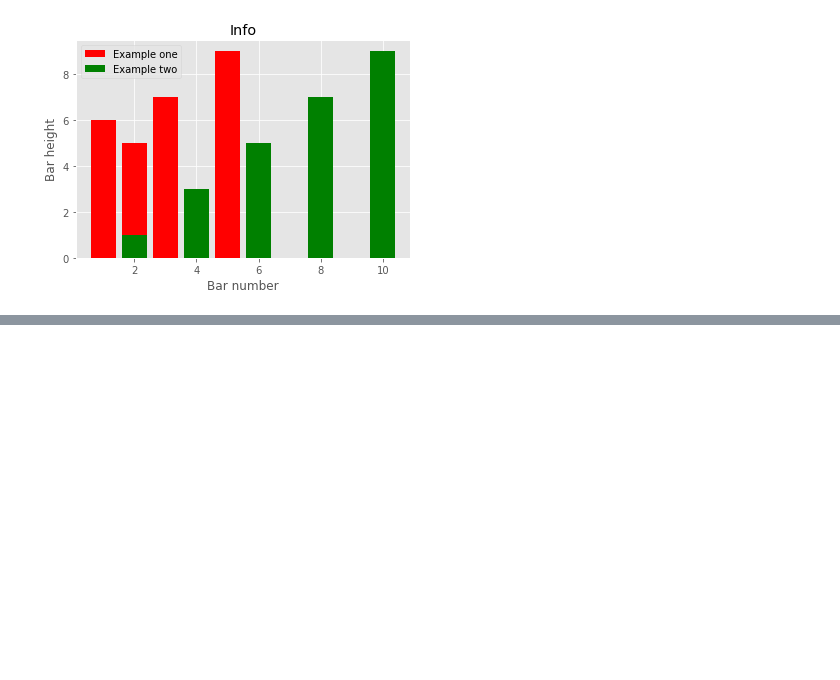
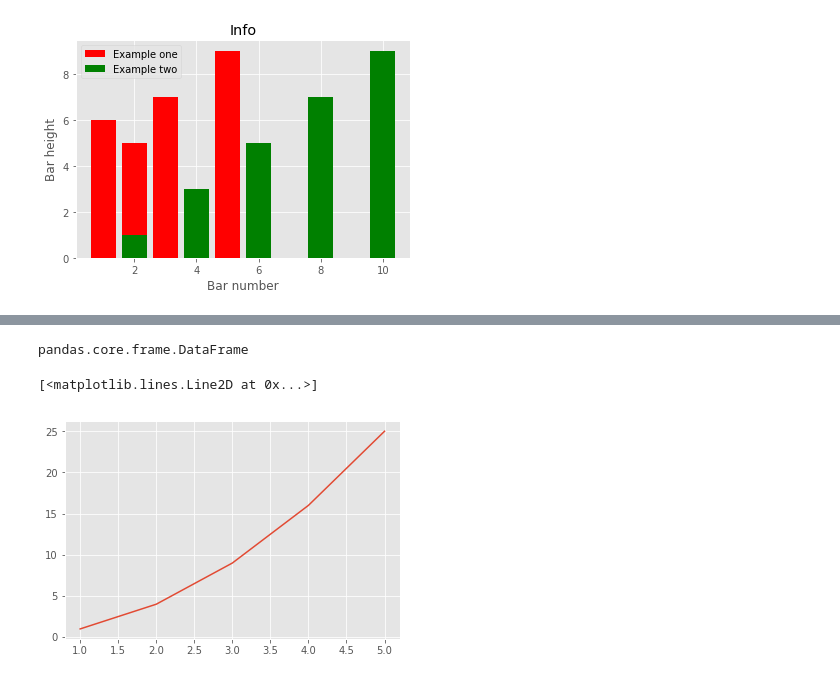
Before and after one commit to coderefaj/Data-Visualization-Matplotlib, a Jupyter notebook: Matplotlib.ipynb, the cells around one changed output, grey strips where cells are left out. Drawn from its saved outputs; the diff is of its cells as text; code cells hidden in the pictures; blank space fills up the shorter version.

Commit message:
matplotlib from cs dojo

```diff
--- a/Matplotlib.ipynb
+++ b/Matplotlib.ipynb
@@ -70,0 +118,3 @@ plt.show()
+# %%
+import pandas as pd
+sample_data = pd.read_csv("dataset/sample_data.csv")
@@ -70,0 +130,9 @@ plt.show()
+# %%
+type(sample_data)
+# %% [output]
+pandas.core.frame.DataFrame
+# %%
+plt.plot(sample_data.column_a, sample_data.column_b)
+# %% [output]
+[<matplotlib.lines.Line2D at 0x...>]
+[figure, added]
```
Also changed, not shown: parts of 18 cells of this notebook, 2 other files.
